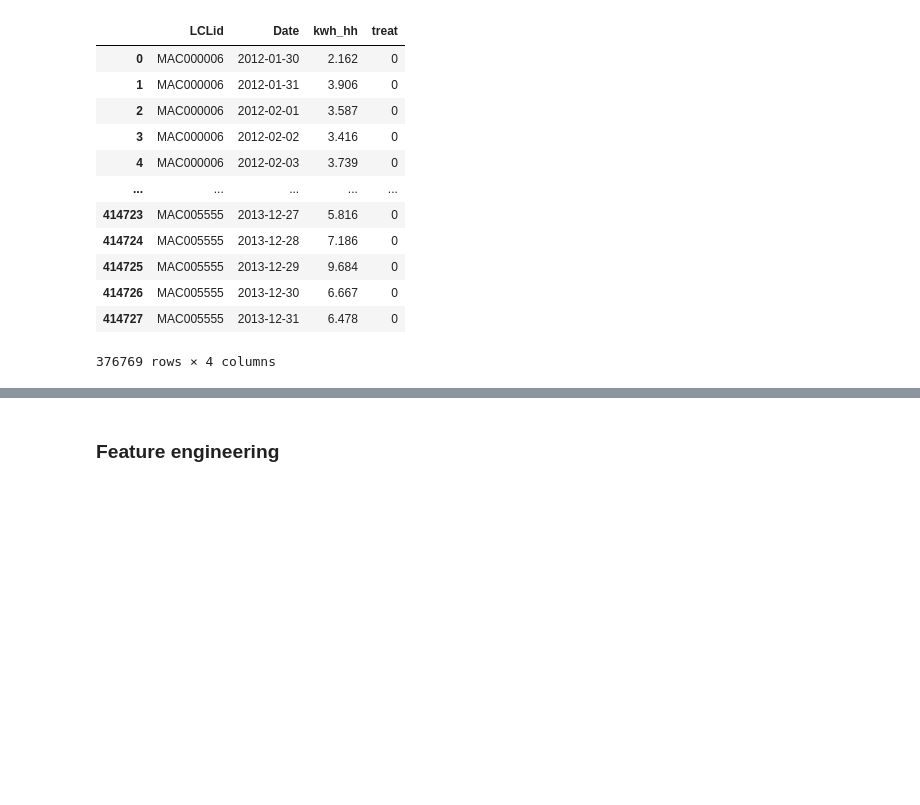
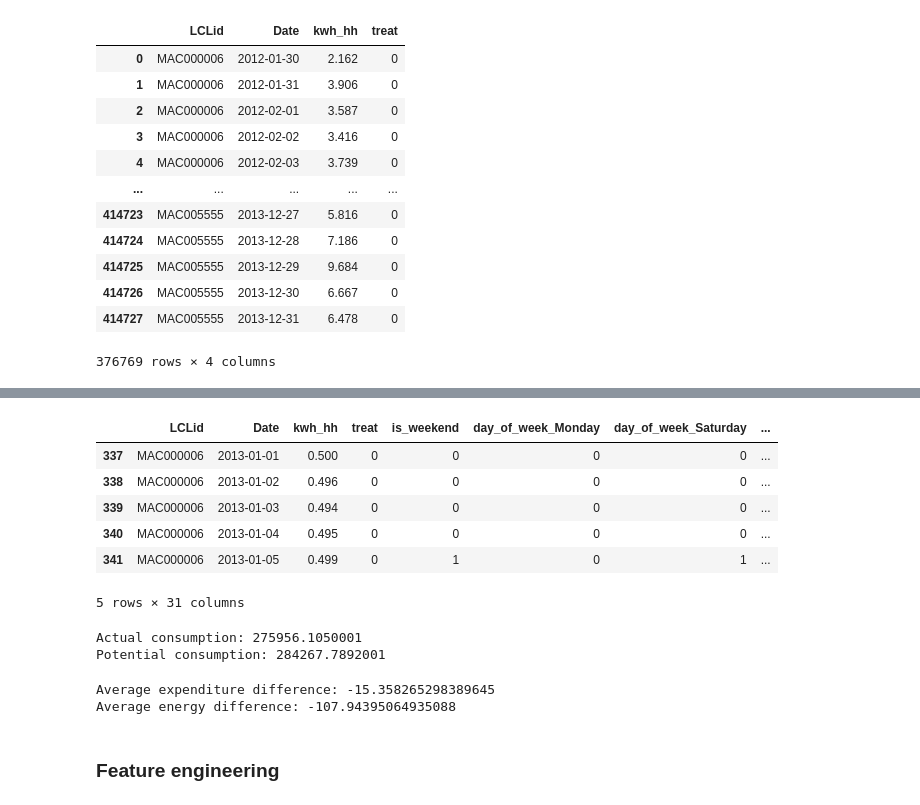
Before and after one commit to AlvaroCorrales/smart-meters-london, a Jupyter notebook: EDA and FE.ipynb, the cells around one changed output, grey strips where cells are left out. Saved outputs shown, nothing was run; the diff lists cells and outputs as text; code cells hidden in the pictures; blank space fills up the shorter version.

```diff
--- a/EDA and FE.ipynb
+++ b/EDA and FE.ipynb
@@ -600,3 +664,39 @@ df_daily
+# %%
+# Group by 'Date' and sum 'kwh_hh'
+# df_days = df[df['Date'].dt.year == 2013].groupby(['Date', 'LCLid', 'stdorToU'])['kwh_hh'].sum().reset_index()
+
+df_days = df_daily.copy()
+df_days = df_days[df_days['Date'].dt.year == 2013]
+
+# Apply the np.where condition to adjust 'kwh_hh' based on 'stdorToU'
+df_days['kwh_hh_alt'] = np.where(df_days['treat'] == 1, df_days['kwh_hh'] + 0.2958, df_days['kwh_hh'])
+
+# Display the head of the result
+df_days.head()
+# %% [output]
+|  | LCLid | Date | kwh_hh | treat | is_weekend | day_of_week_Monday | day_of_week_Saturday | ... |
+| 337 | MAC000006 | 2013-01-01 | 0.500 | 0 | 0 | 0 | 0 | ... |
+| 338 | MAC000006 | 2013-01-02 | 0.496 | 0 | 0 | 0 | 0 | ... |
+| 339 | MAC000006 | 2013-01-03 | 0.494 | 0 | 0 | 0 | 0 | ... |
+| 340 | MAC000006 | 2013-01-04 | 0.495 | 0 | 0 | 0 | 0 | ... |
+| 341 | MAC000006 | 2013-01-05 | 0.499 | 0 | 1 | 0 | 1 | ... |
+5 rows × 31 columns
+# %%
+actual_cons = df_days['kwh_hh'][df_days['treat']==1].sum()
+potential_cons = df_days['kwh_hh_alt'][df_days['treat']==1].sum()
+diff_cons = actual_cons - potential_cons
+
+print('Actual consumption:', actual_cons)
+print('Potential consumption:', potential_cons)
+# %% [output]
+Actual consumption: 275956.1050001
+Potential consumption: 284267.7892001
+# %%
+print('Average expenditure difference:', diff_cons * 14.228 / 100 / 77)
+print('Average energy difference:', diff_cons / 77)
+# %% [output]
+Average expenditure difference: -15.358265298389645
+Average energy difference: -107.94395064935088
 # %% [markdown]
 ### Feature engineering
 # %% [markdown]
```
Also changed, not shown: parts of 8 cells of this notebook.
